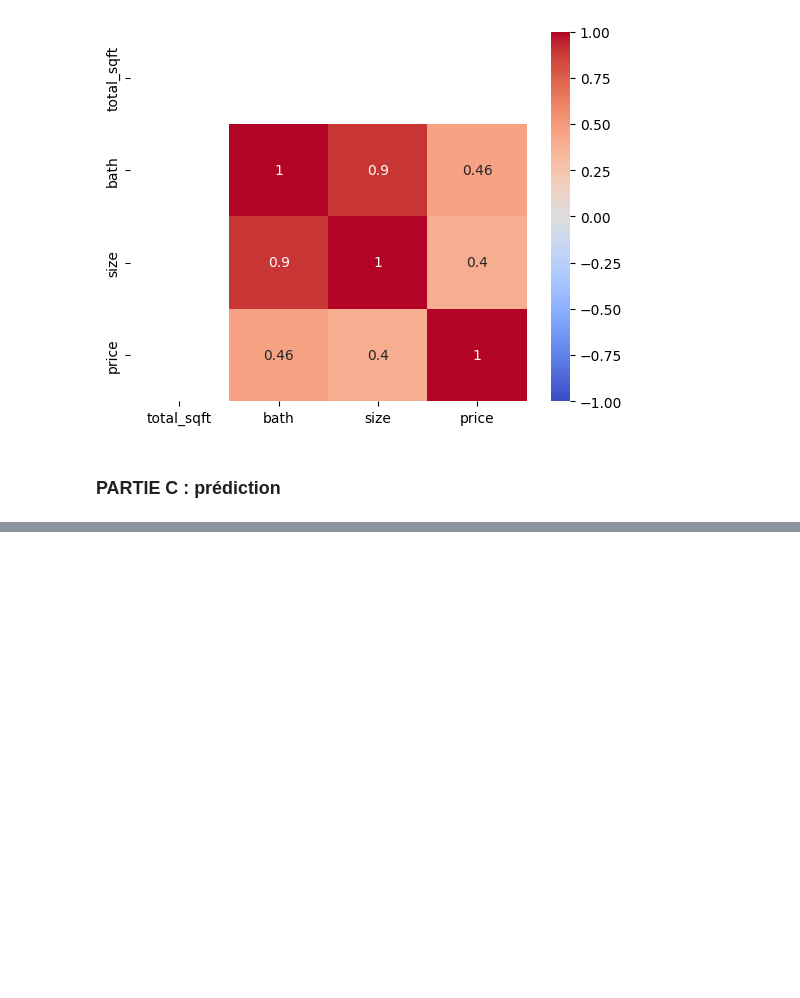
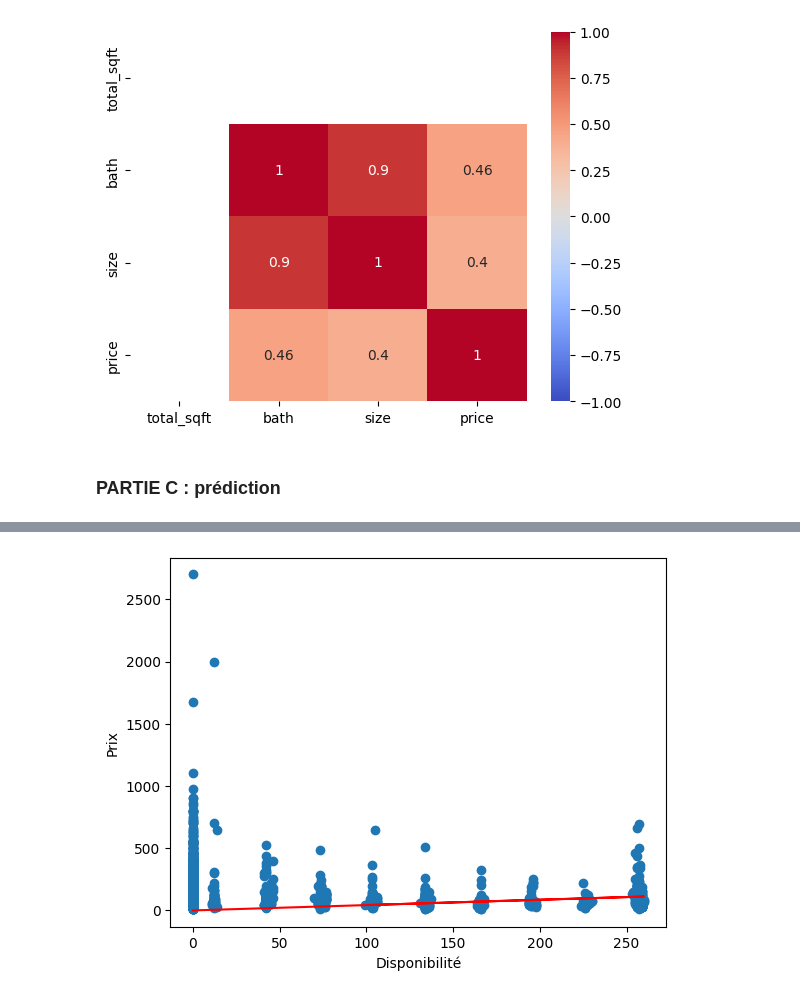
Before and after one commit to CloeCrdr/projet_data_2, a Jupyter notebook: project_data_2.ipynb, the cells around one changed output, grey strips where cells are left out. Saved outputs shown, nothing was run; the diff lists cells and outputs as text; code cells hidden in the pictures; blank space fills up the shorter version.

```diff
--- a/project_data_2.ipynb
+++ b/project_data_2.ipynb
@@ -263,0 +321,48 @@ corr_values.to_sql(name='correlation_matrix_values', con=engine, if_exists='repl
+# %%
+# b. second model
+
+def prediction_one_numeric_2():
+    def days_before_calc(availability):
+        today = datetime.now()
+        return max(0,math.floor((availability-today).total_seconds()/86400))
+
+    df['days_before'] = [days_before_calc(x) for x in df['availability']]
+
+    #cleaned data
+    df.to_sql('data_cleaned_4', engine, if_exists='replace')
+
+    df_train,df_test = train_test_split(df,train_size = 0.7,test_size=0.3,random_state=42)
+
+    df_train.to_sql('train_2', engine, if_exists='replace')
+    df_test.to_sql('test_2', engine, if_exists='replace')
+
+
+    Y = df_train['price']
+    X = df_train[['days_before']]
+
+
+    # régressions linéaires
+    linear_model = LinearRegression(
+        fit_intercept=False
+    )
+    linear_model.fit(X, Y)
+
+    #scatter plot
+    plt.scatter(X, Y)
+    plt.xlabel('Disponibilité')
+    plt.ylabel('Prix')
+
+    X = df_test[['days_before']]
+
+    y_predictions_test = linear_model.predict(X)
+    plt.plot(X, y_predictions_test, color='red')
+    plt.show()
+
+    # sauvegarde des prédictions
+    model_1_predictions = df_test[['index','days_before','price']]
+    df_test.loc[df_test.index.isin(model_1_predictions.index), 'price_pred'] = y_predictions_test
+    model_1_predictions.to_sql('model_1_predictions_days_before',engine,if_exists='replace')
+
+prediction_one_numeric_2()
+# %% [output]
+[figure, added]
```
Also changed, not shown: parts of 14 cells of this notebook, 1 other file.
